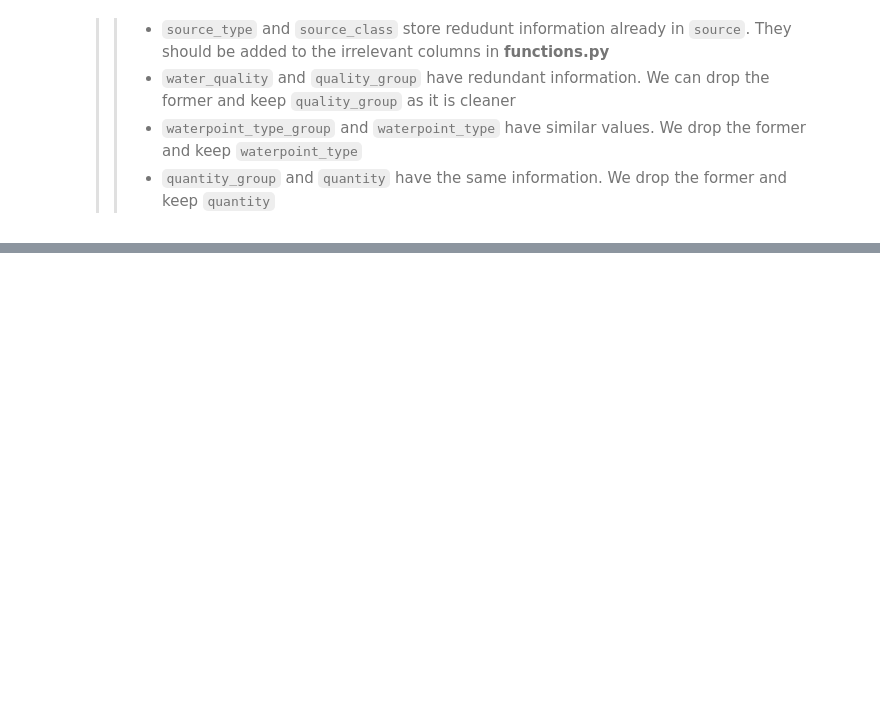
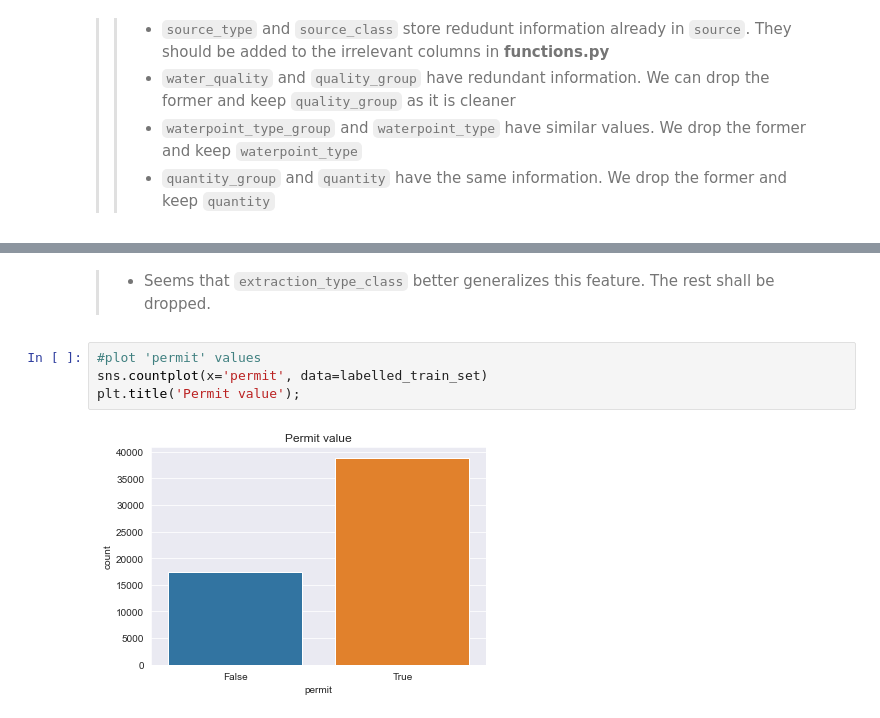
Before and after one commit to R3TR0Quan/tanzania-wells-classification, a Jupyter notebook: explore.ipynb, the cells around one changed output, grey strips where cells are left out. Saved outputs shown, nothing was run; the diff lists cells and outputs as text; blank space fills up the shorter version.

```diff
--- a/explore.ipynb
+++ b/explore.ipynb
@@ -212,0 +255,8 @@ status_group values:
+# %% [markdown]
+> * Seems that `extraction_type_class` better generalizes this feature. The rest shall be dropped.
+# %%
+#plot 'permit' values
+sns.countplot(x='permit', data=labelled_train_set)
+plt.title('Permit value');
+# %% [output]
+[figure, added]
```
Also changed, not shown: parts of 23 cells of this notebook, 1 other file.
